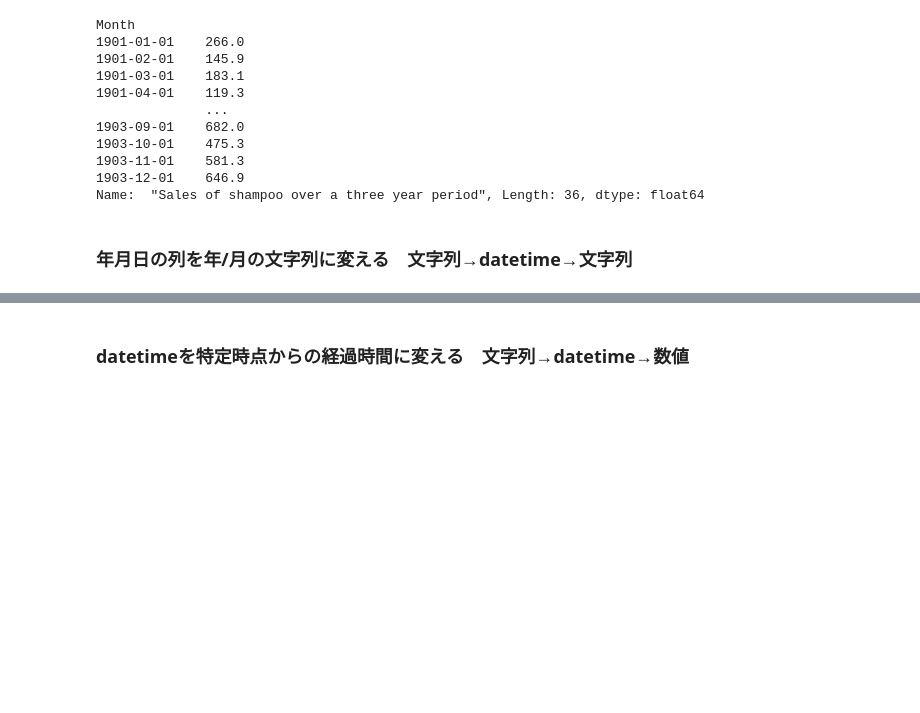
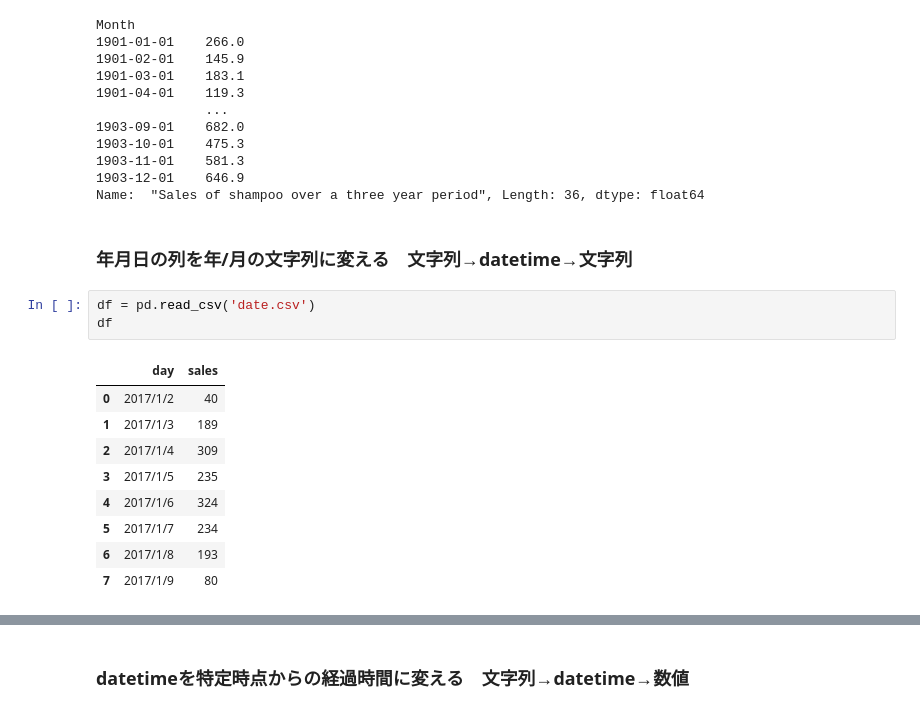
Before and after one commit to junnishina/demo, a Jupyter notebook: seaborn_matplotlib_pandas.ipynb, the cells around one changed output, grey strips where cells are left out. Drawn from its saved outputs; the diff is of its cells as text; blank space fills up the shorter version.

```diff
--- a/seaborn_matplotlib_pandas.ipynb
+++ b/seaborn_matplotlib_pandas.ipynb
@@ -956,4 +964,17 @@ Month
 Name:  "Sales of shampoo over a three year period", Length: 36, dtype: float64
 # %% [markdown]
 ### 年月日の列を年/月の文字列に変える　文字列→datetime→文字列
+# %%
+df = pd.read_csv('date.csv')
+df
+# %% [output]
+|  | day | sales |
+| 0 | 2017/1/2 | 40 |
+| 1 | 2017/1/3 | 189 |
+| 2 | 2017/1/4 | 309 |
+| 3 | 2017/1/5 | 235 |
+| 4 | 2017/1/6 | 324 |
+| 5 | 2017/1/7 | 234 |
+| 6 | 2017/1/8 | 193 |
+| 7 | 2017/1/9 | 80 |
 # %%
```
Also changed, not shown: parts of 8 cells of this notebook.
